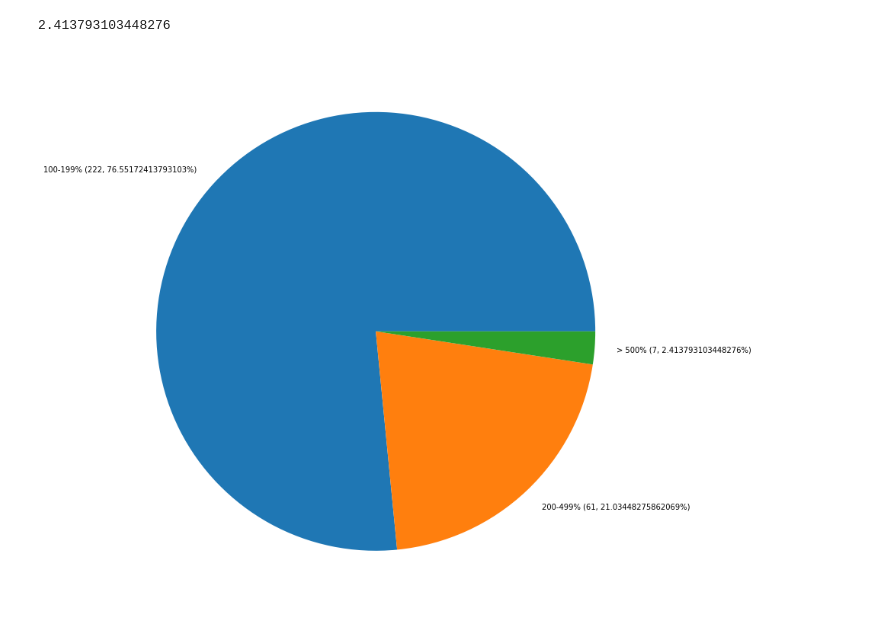
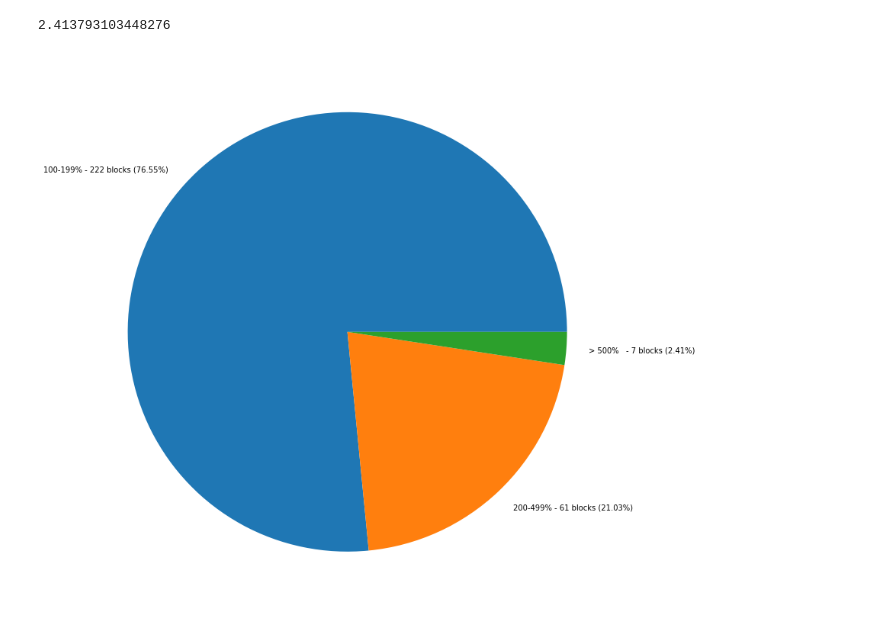
Before and after one commit to hugo-dc/cm-analysis, a Jupyter notebook: notebook/code_merkleization_analysis.ipynb, the cells around one changed output. Cells and saved outputs as stored; diff of their text form; code cells hidden in the pictures.

Commit message:
Update charts, format percentage

```diff
--- a/notebook/code_merkleization_analysis.ipynb
+++ b/notebook/code_merkleization_analysis.ipynb
@@ -352,8 +352,8 @@ df_bt_500_999.sort_values(by=['RLPSize_perc'])
 | 2453073 | 9535383 | 45 | 382 | 414 | 851 | 477 | 16 | 12 | 160 | 194 | ... |
 | 2465542 | 9548313 | 45 | 382 | 414 | 851 | 477 | 16 | 12 | 160 | 194 | ... |
 # %%
-df = df_bt_500_999[['Block', 'CodeSize', 'RLPSize', 'RLPSize_perc']]
-df
+df_tmp = df_bt_500_999[['Block', 'CodeSize', 'RLPSize', 'RLPSize_perc']]
+df_tmp
 # %% [output]
 |  | Block | CodeSize | RLPSize | RLPSize_perc |
 | 108685 | 7121810 | 45 | 414 | 920.0 |
@@ -637,17 +637,17 @@ perc_bt_500_1100
 # %%
 plt.rcParams["figure.figsize"] = (10, 10)
 fig = plt.figure()
 ax = fig.add_axes([0, 0, 1, 1])
 ax.axis('equal')
 
 percentages = [
-    '100-199% (' + str(bt_100_199) + ', ' + str(perc_bt_100_199) + '%)',
-    '200-499% (' + str(bt_200_499) + ', ' + str(perc_bt_200_499) + '%)',
-    '> 500% (' + str(bt_500_1100) + ', ' + str(perc_bt_500_1100) + '%)'
+    '100-199% - ' + str(bt_100_199) + ' blocks (' + "%3.2f" % perc_bt_100_199 + '%)',
+    '200-499% - ' + str(bt_200_499) + ' blocks (' + "%3.2f" % perc_bt_200_499 + '%)',
+    '> 500%   - ' + str(bt_500_1100) + ' blocks (' + "%3.2f" % perc_bt_500_1100 + '%)'
 ]
 
 groups = [bt_100_199, bt_200_499, bt_500_1100]
 ax.pie(groups, labels=percentages)
 plt.show()
 # %% [output]
-[figure, old version]
+[figure, new version]
```
Also changed, not shown: parts of 2 cells of this notebook, 2 other files.
